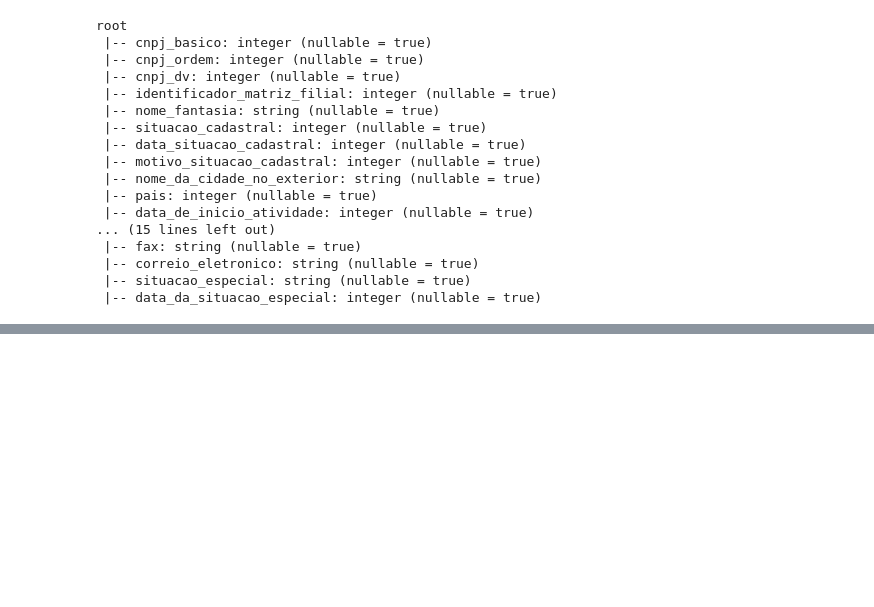
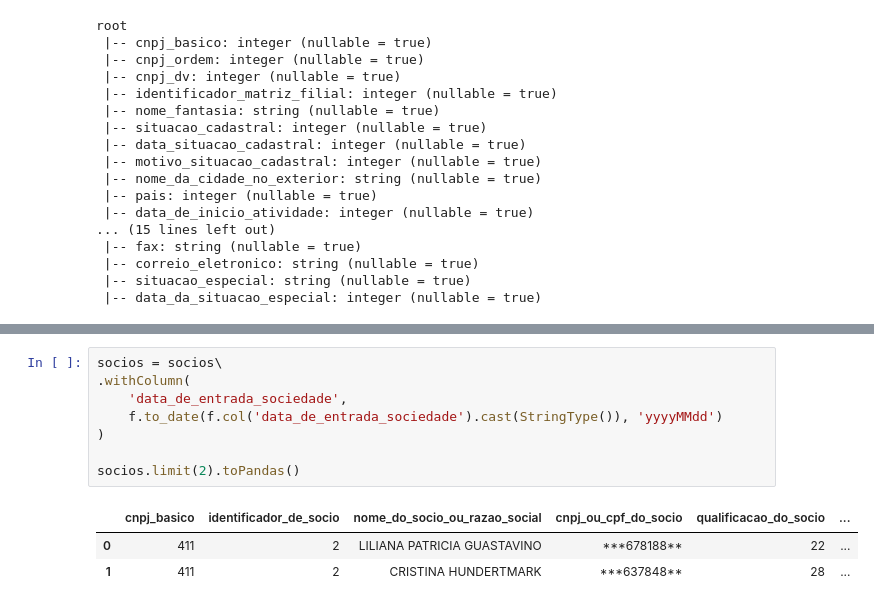
Before and after one commit to leticiafaria7/alura-courses, a Jupyter notebook: apache-spark/manipulando_dados.ipynb, the cells around one changed output, grey strips where cells are left out. Saved outputs shown, nothing was run; the diff lists cells and outputs as text; blank space fills up the shorter version.

```diff
--- a/apache-spark/manipulando_dados.ipynb
+++ b/apache-spark/manipulando_dados.ipynb
@@ -198,0 +302,12 @@ root
+# %%
+socios = socios\
+.withColumn(
+    'data_de_entrada_sociedade',
+    f.to_date(f.col('data_de_entrada_sociedade').cast(StringType()), 'yyyyMMdd')
+)
+
+socios.limit(2).toPandas()
+# %% [output]
+|  | cnpj_basico | identificador_de_socio | nome_do_socio_ou_razao_social | cnpj_ou_cpf_do_socio | qualificacao_do_socio | ... |
+| 0 | 411 | 2 | LILIANA PATRICIA GUASTAVINO | ***678188** | 22 | ... |
+| 1 | 411 | 2 | CRISTINA HUNDERTMARK | ***637848** | 28 | ... |
```
Also changed, not shown: parts of 11 cells of this notebook.
